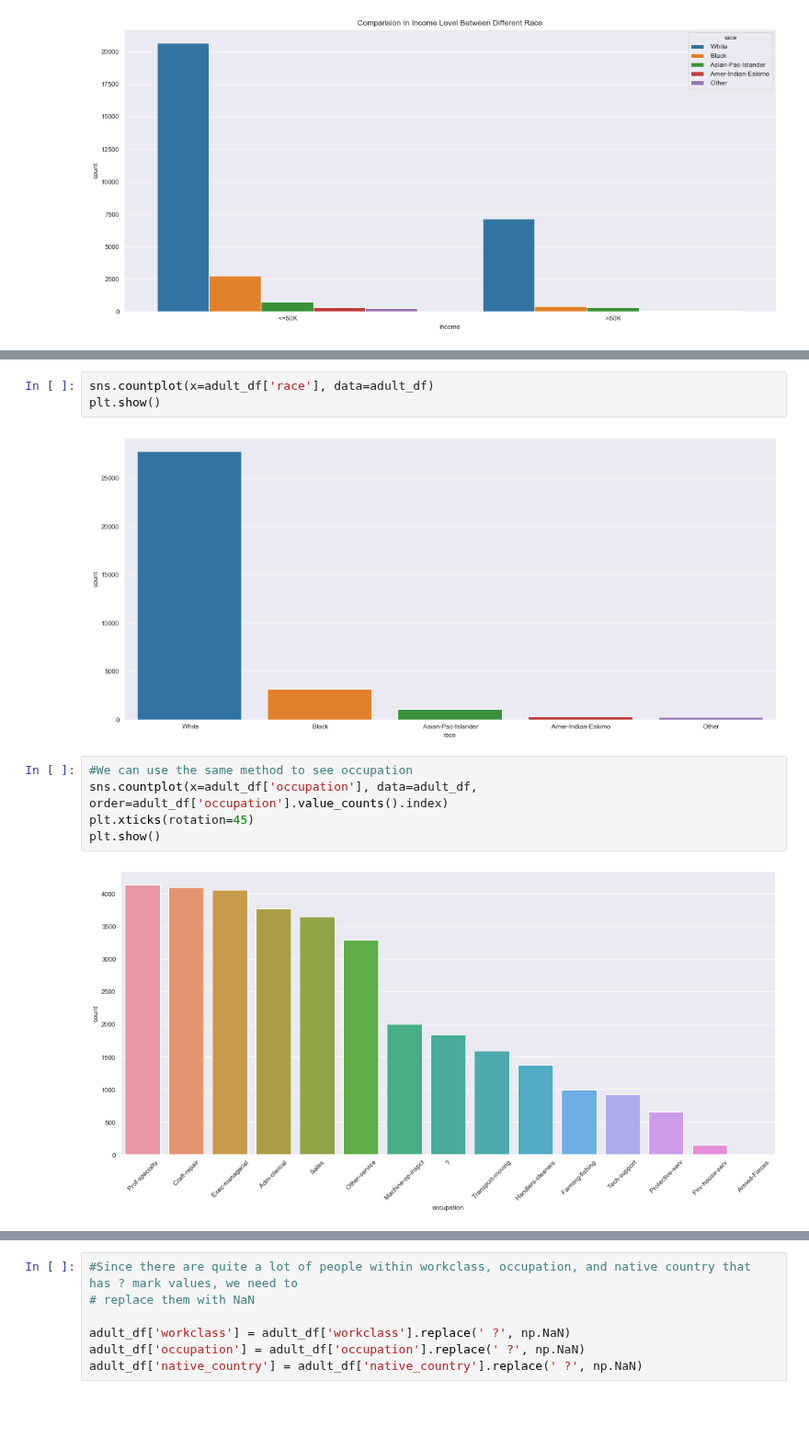
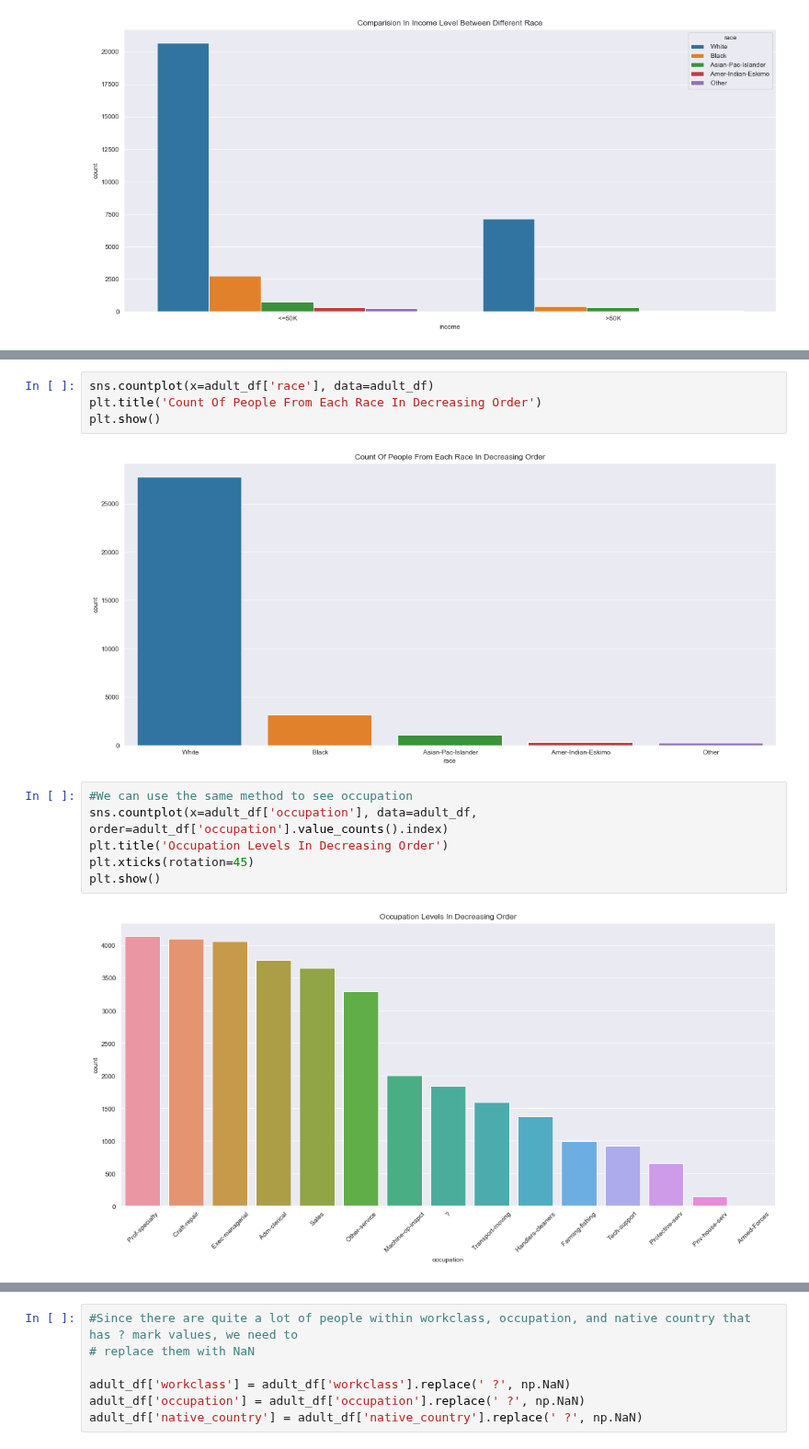
Before and after one commit to SirAbsolute0/Data_Science_I, a Jupyter notebook: Lab 7/week_7/Dinh+Phuong+1835957+Naive_Bayes.ipynb, the cells around one changed output, grey strips where cells are left out. Shown at 92% size. Saved outputs shown, nothing was run; the diff lists cells and outputs as text; blank space fills up the shorter version.

```diff
--- a/Lab 7/week_7/Dinh+Phuong+1835957+Naive_Bayes.ipynb
+++ b/Lab 7/week_7/Dinh+Phuong+1835957+Naive_Bayes.ipynb
@@ -146,15 +148,17 @@ plt.show()
 # %%
 sns.countplot(x=adult_df['race'], data=adult_df)
+plt.title('Count Of People From Each Race In Decreasing Order')
 plt.show()
 # %% [output]
-[figure, old version]
+[figure, new version]
 # %%
 #We can use the same method to see occupation
 sns.countplot(x=adult_df['occupation'], data=adult_df, order=adult_df['occupation'].value_counts().index)
+plt.title('Occupation Levels In Decreasing Order')
 plt.xticks(rotation=45)
 plt.show()
 # %% [output]
-[figure, old version]
+[figure, new version]
 # %%
 #or workclass
 sns.countplot(x=adult_df['workclass'], data=adult_df, order=adult_df['workclass'].value_counts().index)
```
Also changed, not shown: parts of 10 cells of this notebook, 9 other files.
